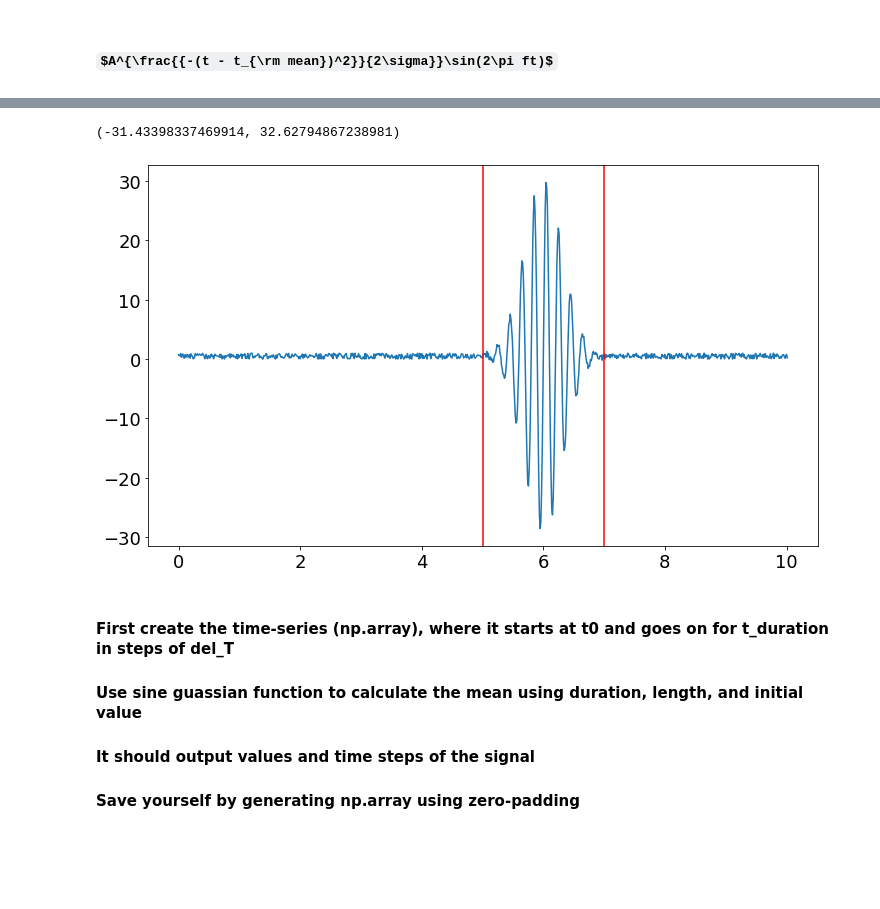
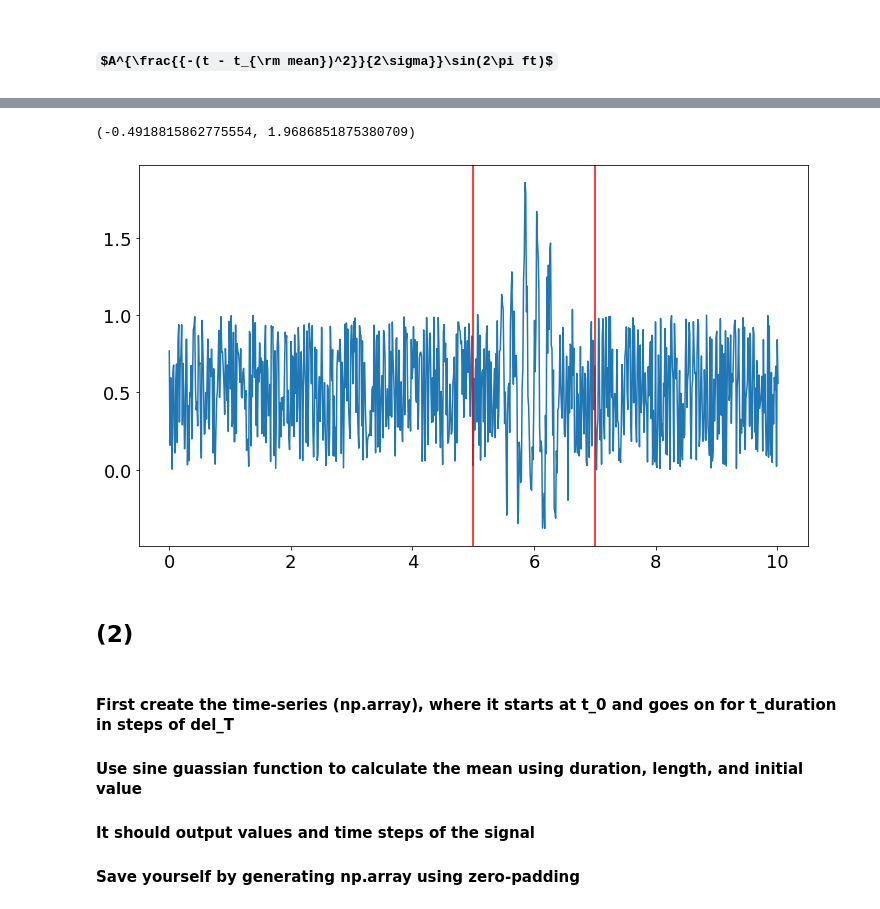
Before and after one commit to lizkapelevich/Matrix_Multiply, a Jupyter notebook: Precursor_to_Project.ipynb, the cells around one changed output, grey strips where cells are left out. Drawn from its saved outputs; the diff is of its cells as text; code cells hidden in the pictures; some formulas as TeX source; blank space fills up the shorter version.

```diff
--- a/Precursor_to_Project.ipynb
+++ b/Precursor_to_Project.ipynb
@@ -155,17 +154,19 @@ plt.plot(times, alldata)
 # %%
 plt.rcParams.update({'font.size': 18})
 plt.figure(figsize=(12,7))
-plt.plot(t2, alldata)
+plt.plot(times, alldata)
 ax = plt.gca()
 ylim = ax.get_ylim()
 plt.plot([5, 5], ylim, 'r-')
 plt.plot([7, 7], ylim, 'r-')
 plt.ylim(ylim)
 # %% [output]
-(-31.43398337469914, 32.62794867238981)
+(-0.4918815862775554, 1.9686851875380709)
-[figure, old version]
+[figure, new version]
+# %% [markdown]
+## (2)
 # %% [markdown]
-#### First create the time-series (np.array), where it starts at t0 and goes on for t_duration in steps of del_T
+#### First create the time-series (np.array), where it starts at t_0 and goes on for t_duration in steps of del_T
 
 #### Use sine guassian function to calculate the mean using duration, length, and initial value
 
```
Also changed, not shown: parts of 9 cells of this notebook.
